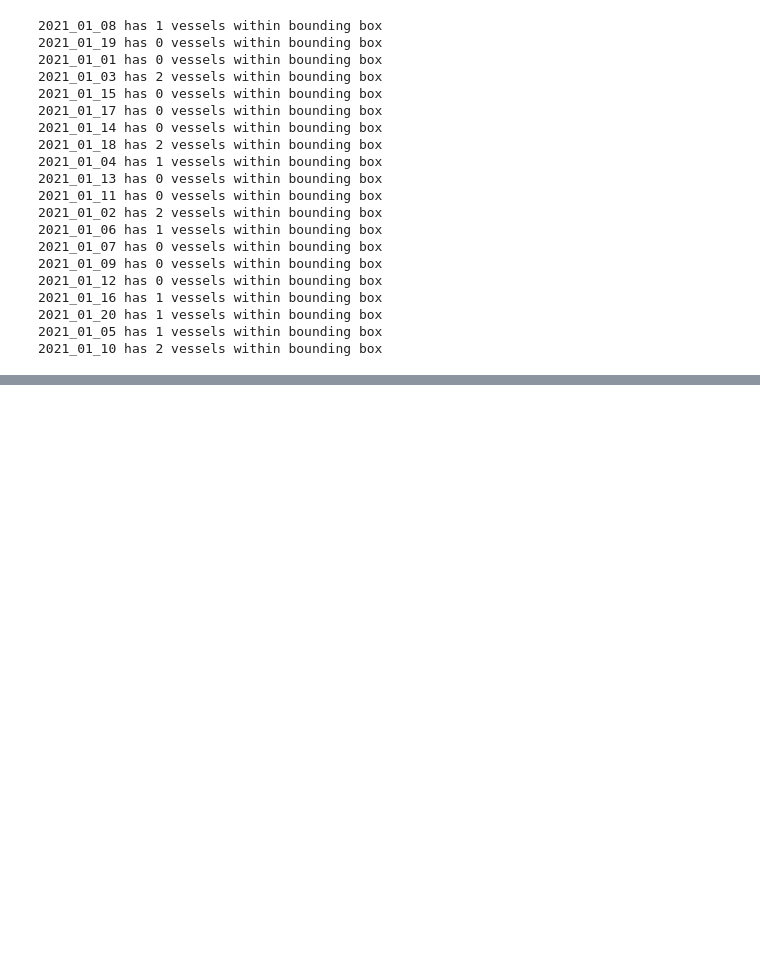
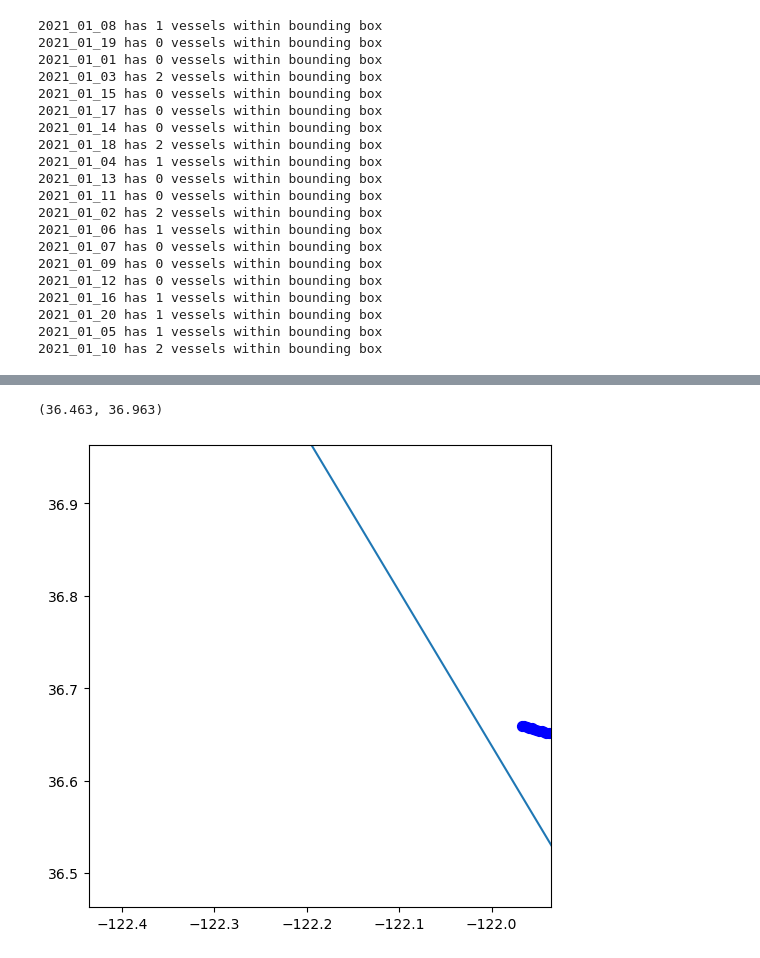
Before and after one commit to oceanhackweek/ohw23-proj-pamproject, a Jupyter notebook: Vessels.ipynb, the cells around one changed output, grey strips where cells are left out. Drawn from its saved outputs; the diff is of its cells as text; code cells hidden in the pictures; blank space fills up the shorter version.

```diff
--- a/Vessels.ipynb
+++ b/Vessels.ipynb
@@ -194,0 +211,11 @@ with open('data/vessel/vessels_count.pickle', 'wb') as f:
+# %%
+world = gpd.read_file(gpd.datasets.get_path('naturalearth_lowres'))
+
+fig, ax = plt.subplots(figsize=(10, 6))
+world.boundary.plot(ax=ax)
+gdf.plot(ax=ax, marker='o', color='blue', markersize=50)
+ax.set_xlim(extent[0], extent[1])
+ax.set_ylim(extent[2], extent[3])
+# %% [output]
+(36.463, 36.963)
+[figure, added]
```
Also changed, not shown: parts of 26 cells of this notebook.
